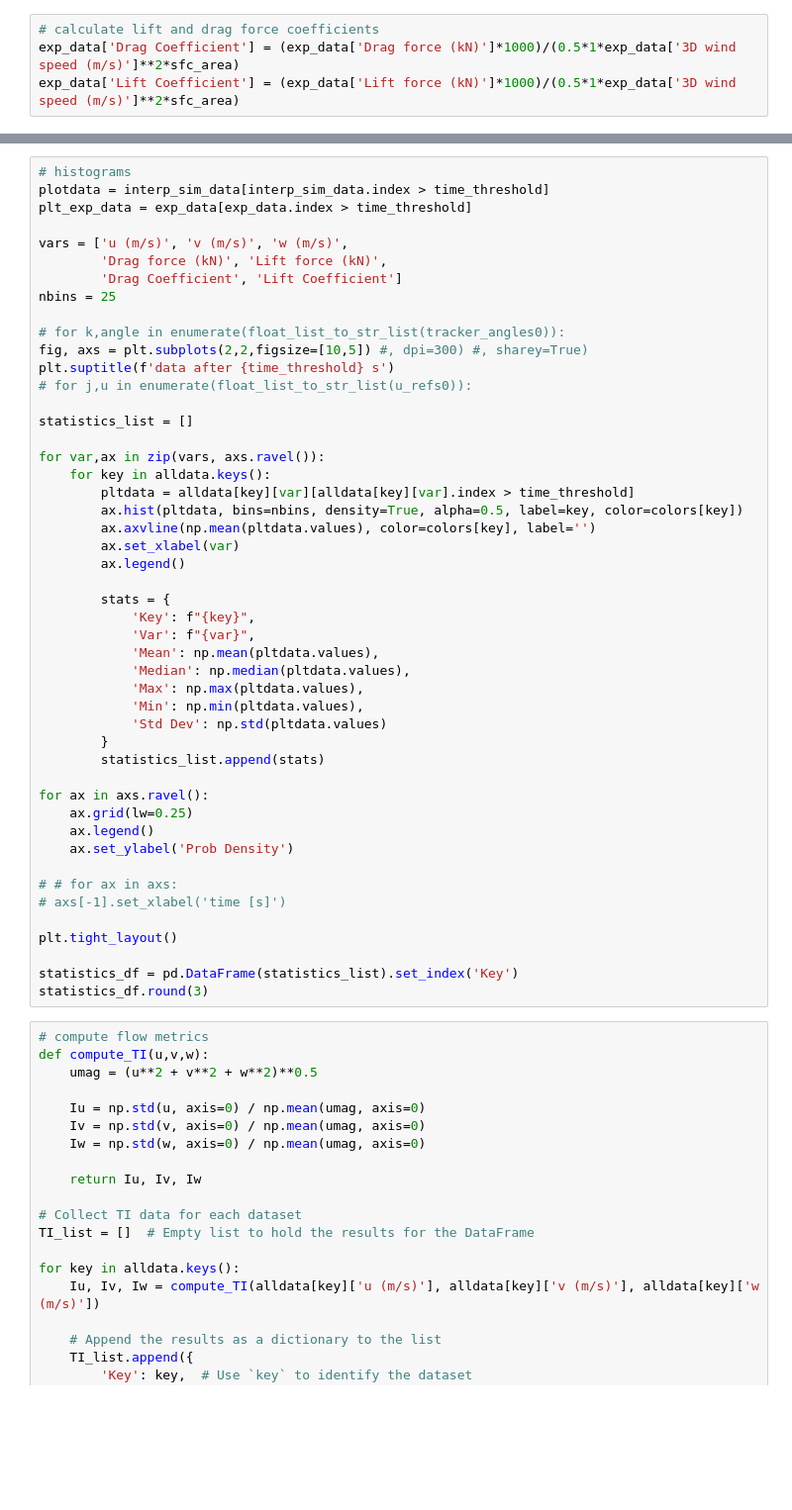
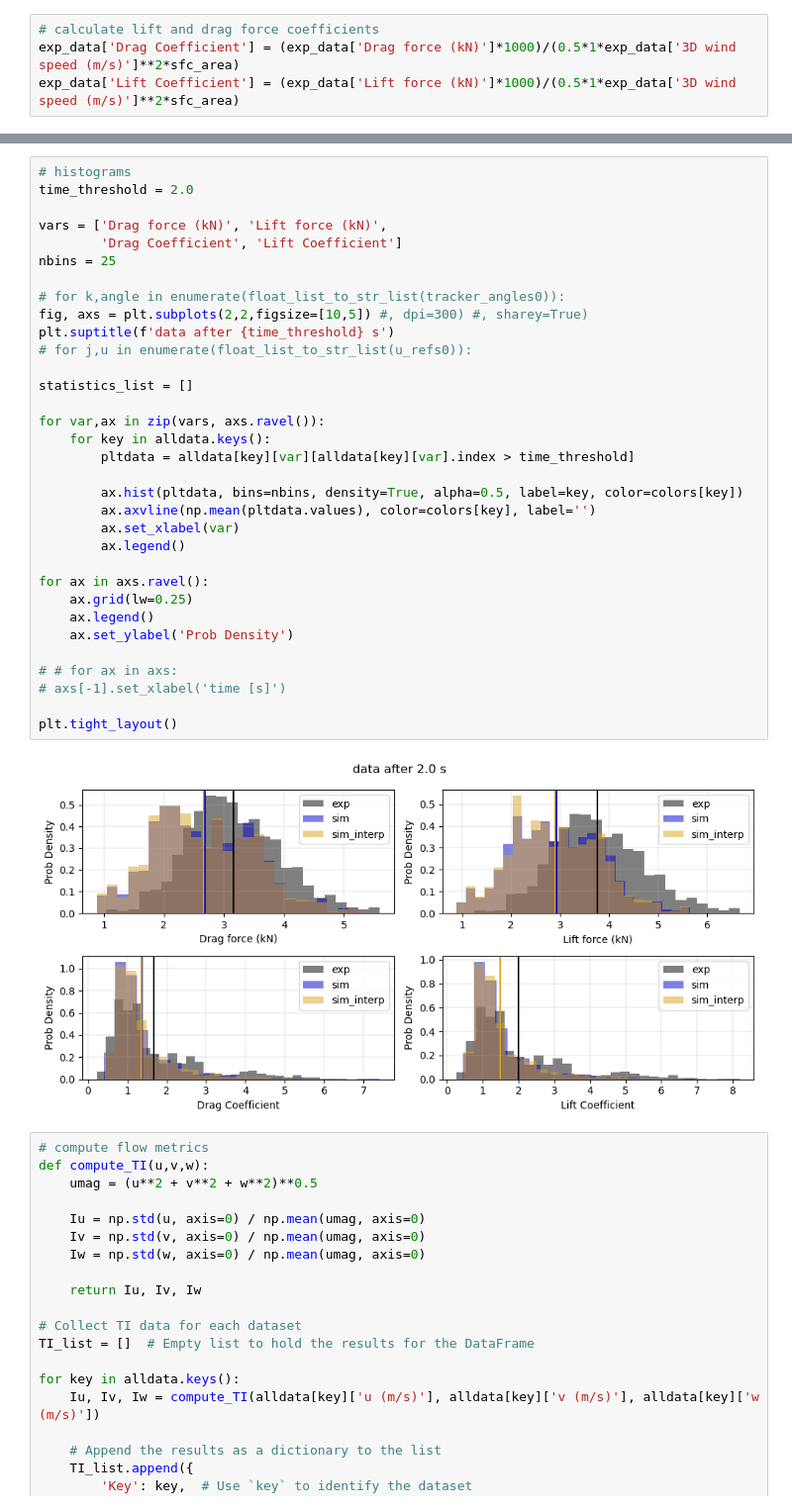
Before and after one commit to brookeslawski/PVade, a Jupyter notebook: postprocessing/loads_validation.ipynb, the cells around one changed output, grey strips where cells are left out. Shown at 99% size. Cells and saved outputs as stored; diff of their text form; blank space fills up the shorter version.

```diff
--- a/postprocessing/loads_validation.ipynb
+++ b/postprocessing/loads_validation.ipynb
@@ -302,51 +467,38 @@ error_df[key]
 # %%
 # histograms
-plotdata = interp_sim_data[interp_sim_data.index > time_threshold]
-plt_exp_data = exp_data[exp_data.index > time_threshold]
+time_threshold = 2.0
 
-vars = ['u (m/s)', 'v (m/s)', 'w (m/s)',
-        'Drag force (kN)', 'Lift force (kN)',
+vars = ['Drag force (kN)', 'Lift force (kN)',
         'Drag Coefficient', 'Lift Coefficient']
 nbins = 25
 
 # for k,angle in enumerate(float_list_to_str_list(tracker_angles0)):
 fig, axs = plt.subplots(2,2,figsize=[10,5]) #, dpi=300) #, sharey=True)
 plt.suptitle(f'data after {time_threshold} s')
 # for j,u in enumerate(float_list_to_str_list(u_refs0)):
 
 statistics_list = []
 
 for var,ax in zip(vars, axs.ravel()):
     for key in alldata.keys():
         pltdata = alldata[key][var][alldata[key][var].index > time_threshold]
+
         ax.hist(pltdata, bins=nbins, density=True, alpha=0.5, label=key, color=colors[key])
         ax.axvline(np.mean(pltdata.values), color=colors[key], label='')
         ax.set_xlabel(var)
         ax.legend()
-
-        stats = {
-            'Key': f"{key}",
-            'Var': f"{var}",
-            'Mean': np.mean(pltdata.values),
-            'Median': np.median(pltdata.values),
-            'Max': np.max(pltdata.values),
-            'Min': np.min(pltdata.values),
-            'Std Dev': np.std(pltdata.values)
-        }
-        statistics_list.append(stats)
 
 for ax in axs.ravel():
     ax.grid(lw=0.25)
     ax.legend()
     ax.set_ylabel('Prob Density')
 
 # # for ax in axs:
 # axs[-1].set_xlabel('time [s]')
 
 plt.tight_layout()
-
-statistics_df = pd.DataFrame(statistics_list).set_index('Key')
-statistics_df.round(3)
+# %% [output]
+[figure, added]
 # %%
 # compute flow metrics
 def compute_TI(u,v,w):
```
Also changed, not shown: parts of 16 cells of this notebook.
